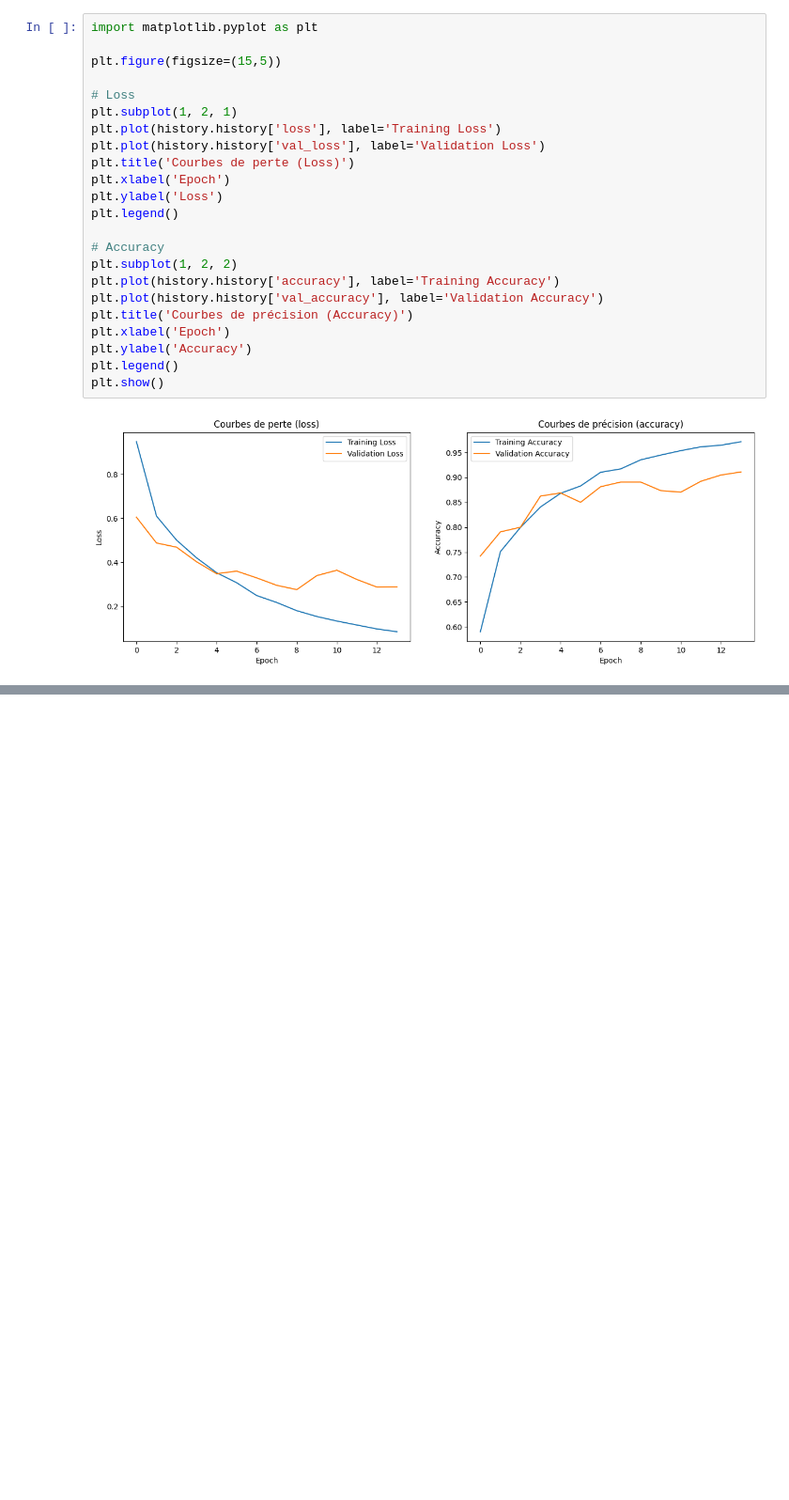
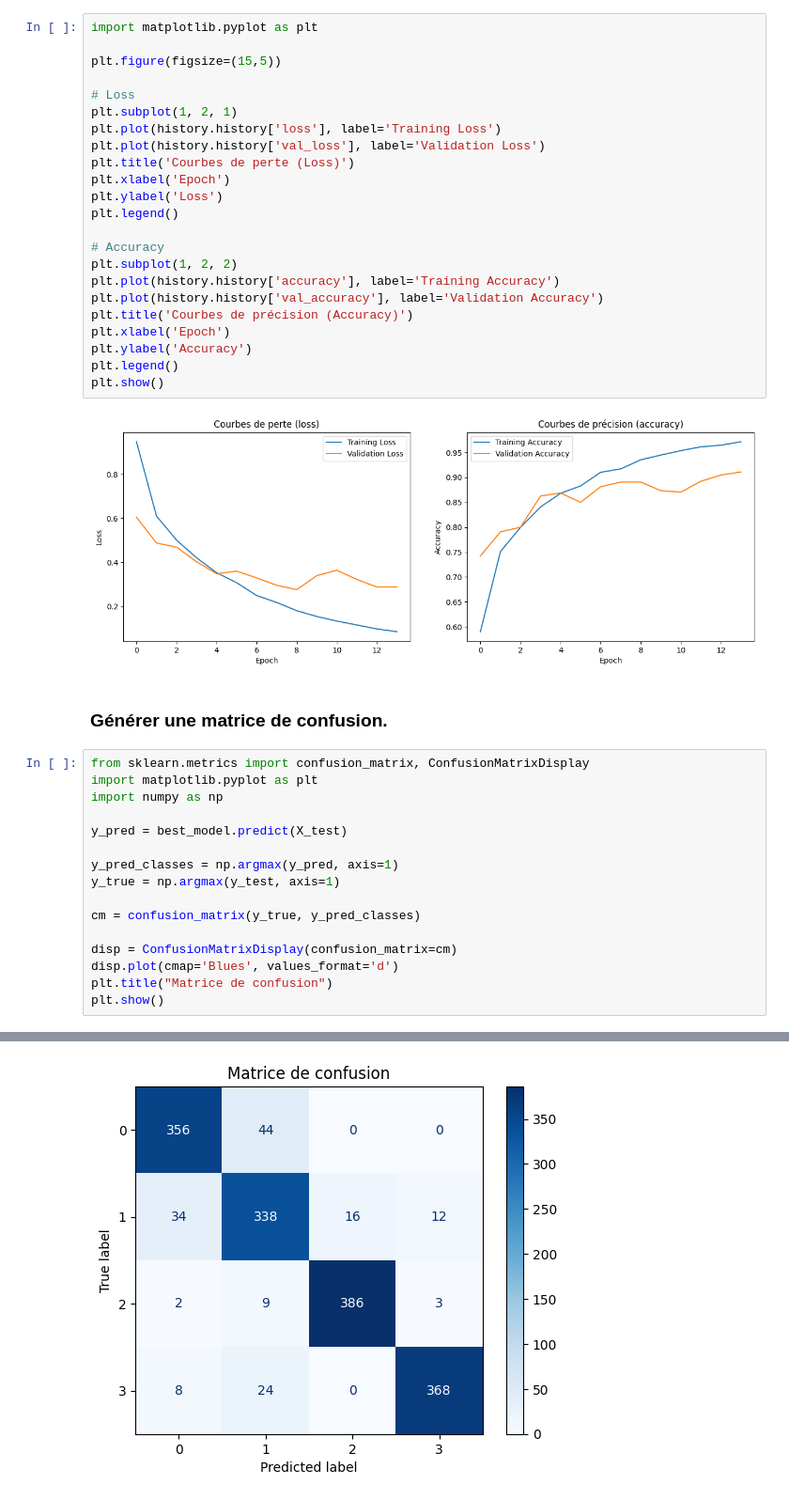
Before and after one commit to anass17/BrainScan, a Jupyter notebook: notebooks/model_design.ipynb, the cells around one changed output, grey strips where cells are left out. Shown at 94% size. Saved outputs shown, nothing was run; the diff lists cells and outputs as text; blank space fills up the shorter version.

Commit message:
BRAIN-40 Générer une matrice de confusion.

```diff
--- a/notebooks/model_design.ipynb
+++ b/notebooks/model_design.ipynb
@@ -196,3 +196,22 @@ plt.legend()
 plt.show()
 # %% [output]
 [figure]
+# %% [markdown]
+### Générer une matrice de confusion.
+# %%
+from sklearn.metrics import confusion_matrix, ConfusionMatrixDisplay
+import matplotlib.pyplot as plt
+import numpy as np
+
+y_pred = best_model.predict(X_test)
+
+y_pred_classes = np.argmax(y_pred, axis=1)
+y_true = np.argmax(y_test, axis=1)
+
+cm = confusion_matrix(y_true, y_pred_classes)
+
+disp = ConfusionMatrixDisplay(confusion_matrix=cm)
+disp.plot(cmap='Blues', values_format='d')
+plt.title("Matrice de confusion")
+plt.show()
+# %% [output]
@@ -198,0 +219 @@ plt.show()
+[figure, added]
```
Also changed, not shown: parts of 1 cell of this notebook.
